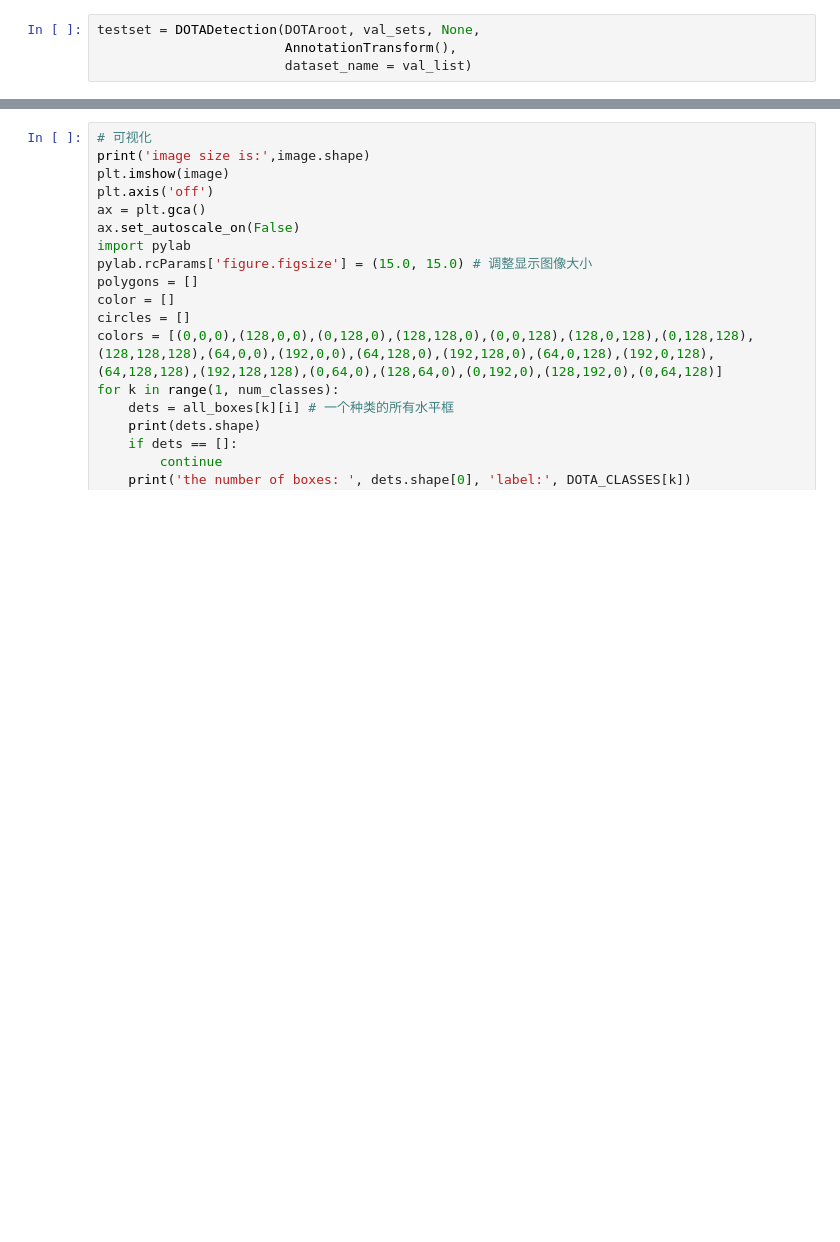
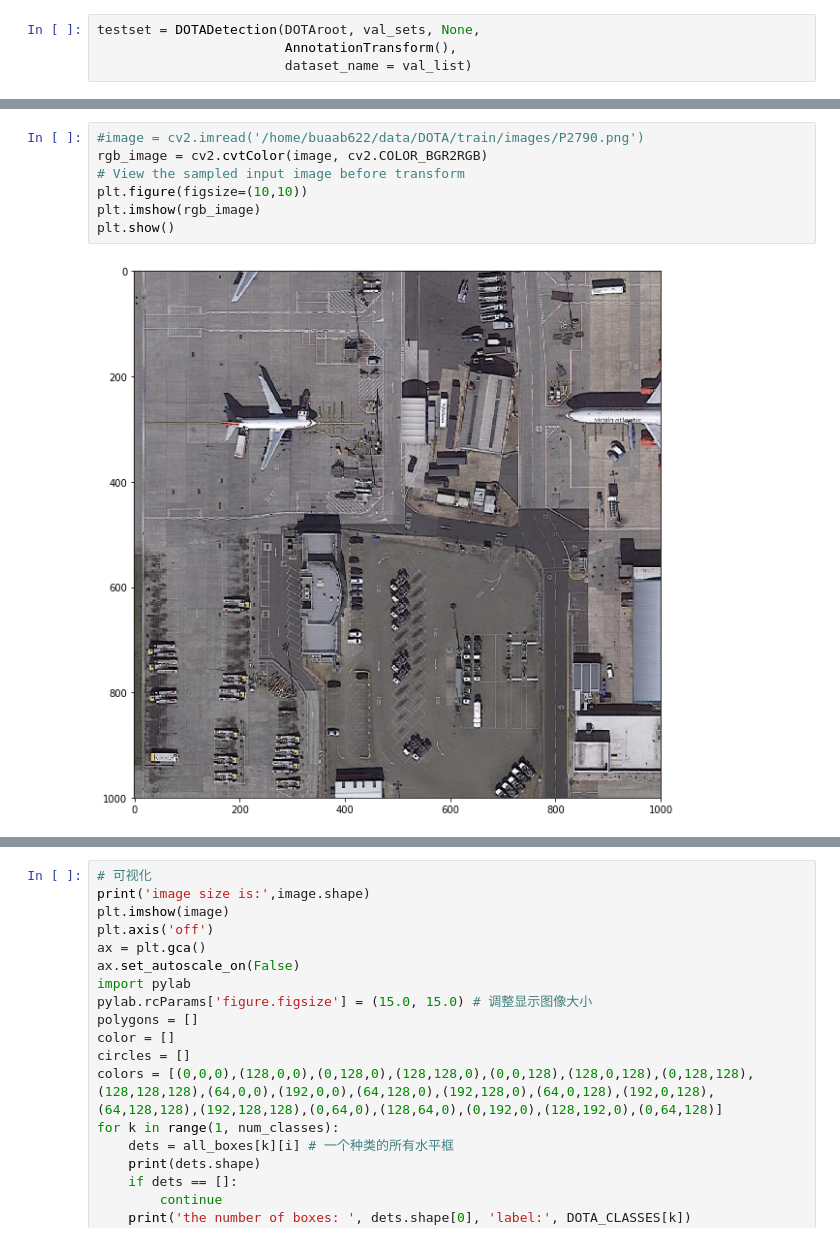
Before and after one commit to RaymondBigCat/PytorchSSD-dota, a Jupyter notebook: demo-dota.ipynb, the cells around one changed output, grey strips where cells are left out. Saved outputs shown, nothing was run; the diff lists cells and outputs as text; blank space fills up the shorter version.

```diff
--- a/demo-dota.ipynb
+++ b/demo-dota.ipynb
@@ -123,3 +123,12 @@ plt.show()
+# %%
+#image = cv2.imread('/home/buaab622/data/DOTA/train/images/P2790.png')
+rgb_image = cv2.cvtColor(image, cv2.COLOR_BGR2RGB)
+# View the sampled input image before transform
+plt.figure(figsize=(10,10))
+plt.imshow(rgb_image)
+plt.show()
+# %% [output]
+[figure, added]
 # %%
 x = cv2.resize(image, (300, 300)).astype(np.float32)
 x -= (104.0, 117.0, 123.0)
```
Also changed, not shown: parts of 7 cells of this notebook, 4 other files.
